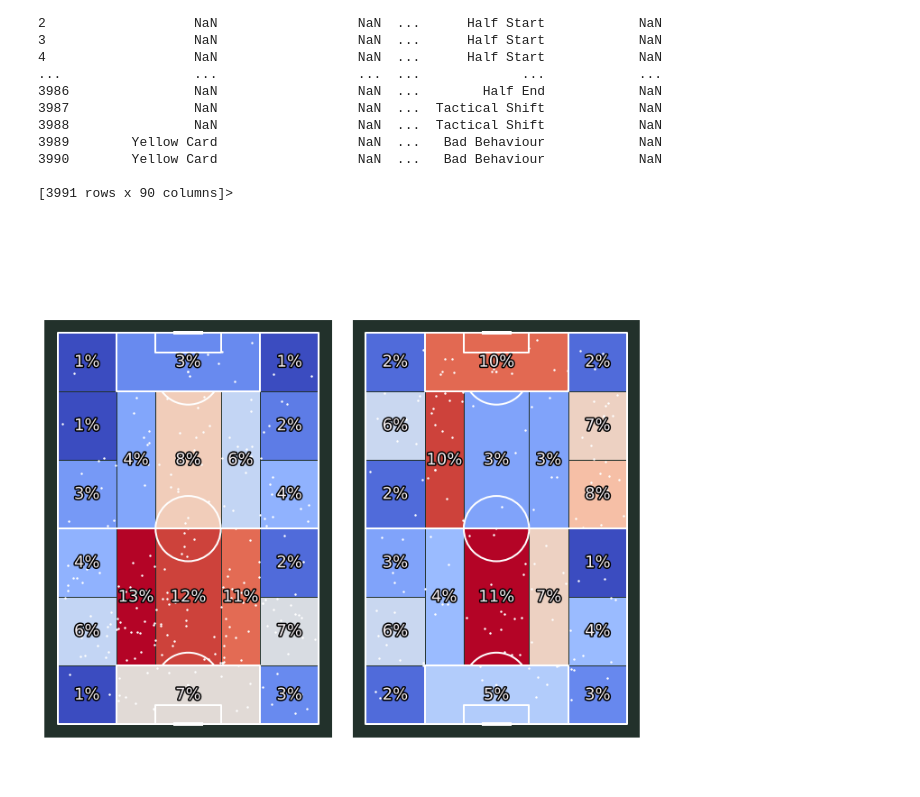
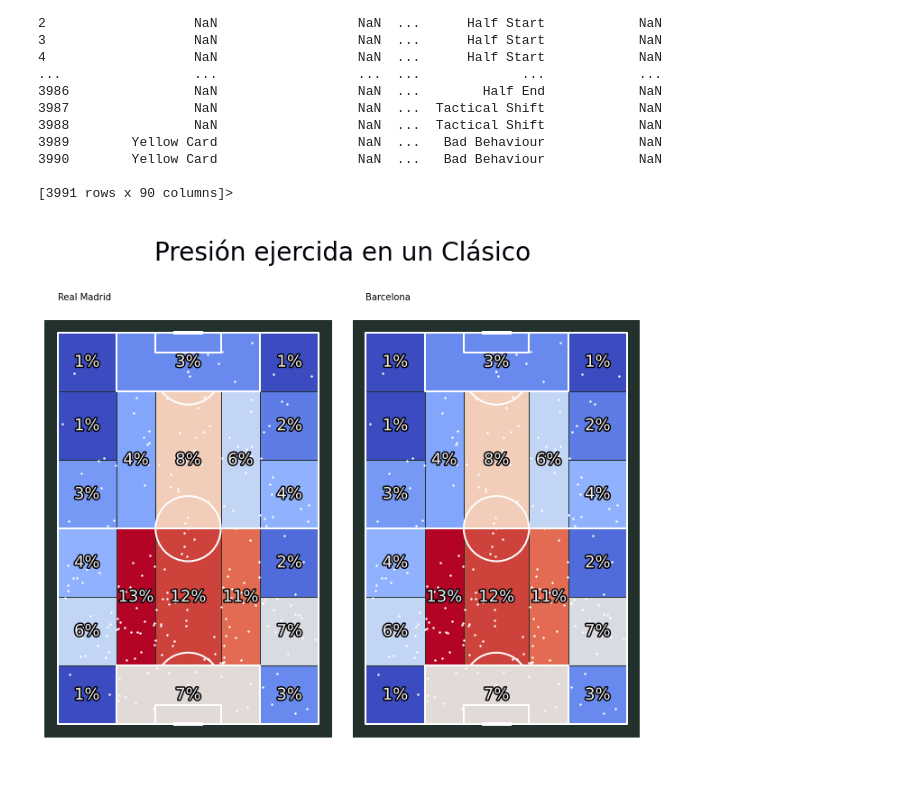
Before and after one commit to pablopascu99/futbol-dataAnalysis, a Jupyter notebook: analisis.ipynb, the cells around one changed output. Drawn from its saved outputs; the diff is of its cells as text; code cells hidden in the pictures.

```diff
--- a/analisis.ipynb
+++ b/analisis.ipynb
@@ -88,24 +62,44 @@ bar_pressure = bar_pressure.dropna()
 # %%
+parser = Sbopen()
+df = sb.events(match_id=3773497)
+rm_pressure = df.loc[df['team'] == 'Real Madrid']
+rm_pressure = rm_pressure.loc[df['type'] == 'Pressure']
+rm_pressure = rm_pressure.location
+
+bar_pressure = df.loc[df['team'] == 'Barcelona']
+bar_pressure = bar_pressure.loc[df['type'] == 'Pressure']
+bar_pressure = bar_pressure.location
+
+path_eff = [path_effects.Stroke(linewidth=3, foreground='black'), path_effects.Normal()]
+bar_pressure = rm_pressure.dropna()
+bar_pressure = bar_pressure.dropna()
+
 # setup pitch
 pitch = VerticalPitch(pitch_type='statsbomb', line_zorder=2,
                       pitch_color='#22312b', line_color='white')
 # draw
 fig, axs = pitch.grid(ncols=2, axis=False, endnote_height=0.05)
 
 bin_statistic_rm = pitch.bin_statistic_positional(rm_pressure.str[0], rm_pressure.str[1], statistic='count',
                                                positional='full', normalize=True)
 heatmap_rm = pitch.heatmap_positional(bin_statistic_rm, ax=axs['pitch'][0], cmap='coolwarm', edgecolors='#22312b')
 scatter_rm = pitch.scatter(rm_pressure.str[0], rm_pressure.str[1], c='white', s=2, ax=axs['pitch'][0])
 labels_rm = pitch.label_heatmap(bin_statistic_rm, color='#f4edf0', fontsize=18,
                              ax=axs['pitch'][0], ha='center', va='center',
                              str_format='{:.0%}', path_effects=path_eff)
+pitch.annotate('Real Madrid', xy =(0, 0),
+                xytext =(130, 0), ax=axs['pitch'][0], )
 
 bin_statistic_bar = pitch.bin_statistic_positional(bar_pressure.str[0], bar_pressure.str[1], statistic='count',
                                                positional='full', normalize=True)
 heatmap_bar = pitch.heatmap_positional(bin_statistic_bar, ax=axs['pitch'][1], cmap='coolwarm', edgecolors='#22312b')
 scatter_bar = pitch.scatter(bar_pressure.str[0], bar_pressure.str[1], c='white', s=2, ax=axs['pitch'][1])
 labels_bar = pitch.label_heatmap(bin_statistic_bar, color='#f4edf0', fontsize=18,
                              ax=axs['pitch'][1], ha='center', va='center',
                              str_format='{:.0%}', path_effects=path_eff)
+pitch.annotate('Barcelona', xy =(0, 0),
+                xytext =(130, 0), ax=axs['pitch'][1])
+
+title1_text = axs['title'].text(0.5, 0.7, "Presión ejercida en un Clásico", fontsize=28, color='#000009', ha='center', va='center')
 # %% [output]
-[figure, old version]
+[figure, new version]
```
Also changed, not shown: parts of 8 cells of this notebook.
